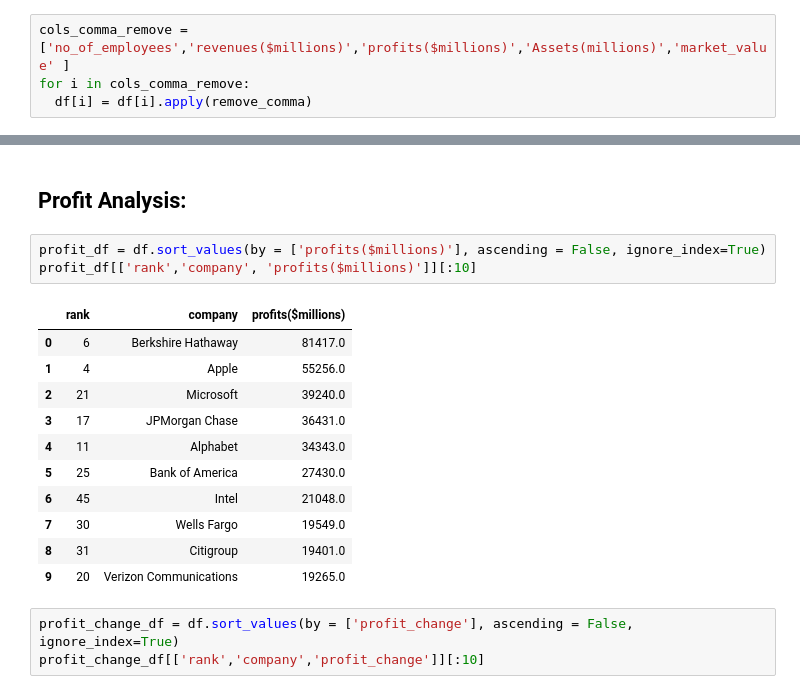
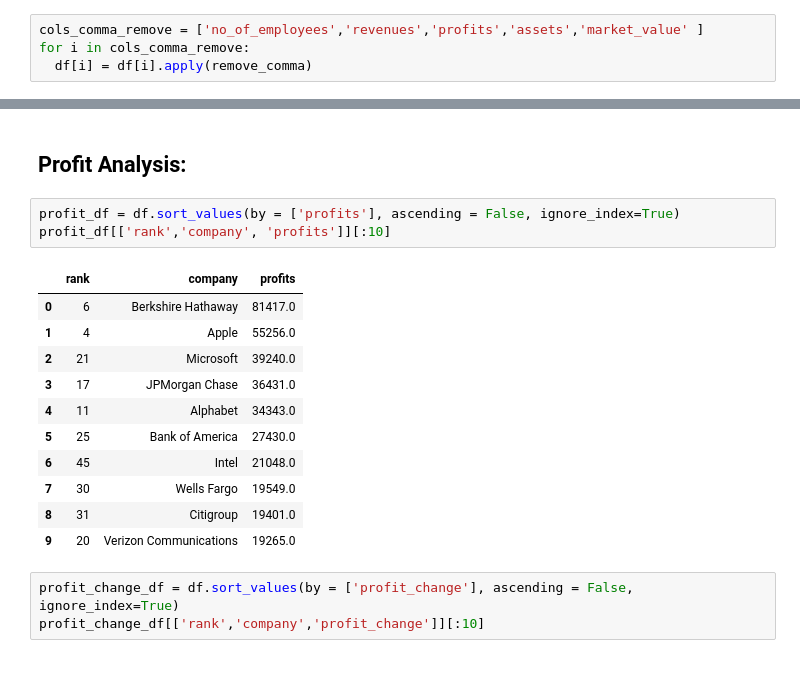
Before and after one commit to iamsrilakshmi/Fortune-500, a Jupyter notebook: Fortune_500.ipynb, the cells around one changed output, grey strips where cells are left out. Cells and saved outputs as stored; diff of their text form.

```diff
--- a/Fortune_500.ipynb
+++ b/Fortune_500.ipynb
@@ -61,7 +61,7 @@ def remove_comma(x):
   x = x.replace(',','')
   return x
 # %%
-cols_comma_remove = ['no_of_employees','revenues($millions)','profits($millions)','Assets(millions)','market_value' ]
+cols_comma_remove = ['no_of_employees','revenues','profits','assets','market_value' ]
 for i in cols_comma_remove:
   df[i] = df[i].apply(remove_comma)
 # %%
@@ -162,10 +162,10 @@ for i in rank_analysis:
 # %% [markdown]
 ## Profit Analysis:
 # %%
-profit_df = df.sort_values(by = ['profits($millions)'], ascending = False, ignore_index=True)
-profit_df[['rank','company', 'profits($millions)']][:10]
+profit_df = df.sort_values(by = ['profits'], ascending = False, ignore_index=True)
+profit_df[['rank','company', 'profits']][:10]
 # %% [output]
-|  | rank | company | profits($millions) |
+|  | rank | company | profits |
 | 0 | 6 | Berkshire Hathaway | 81417.0 |
 | 1 | 4 | Apple | 55256.0 |
 | 2 | 21 | Microsoft | 39240.0 |
```
Also changed, not shown: parts of 13 cells of this notebook.
